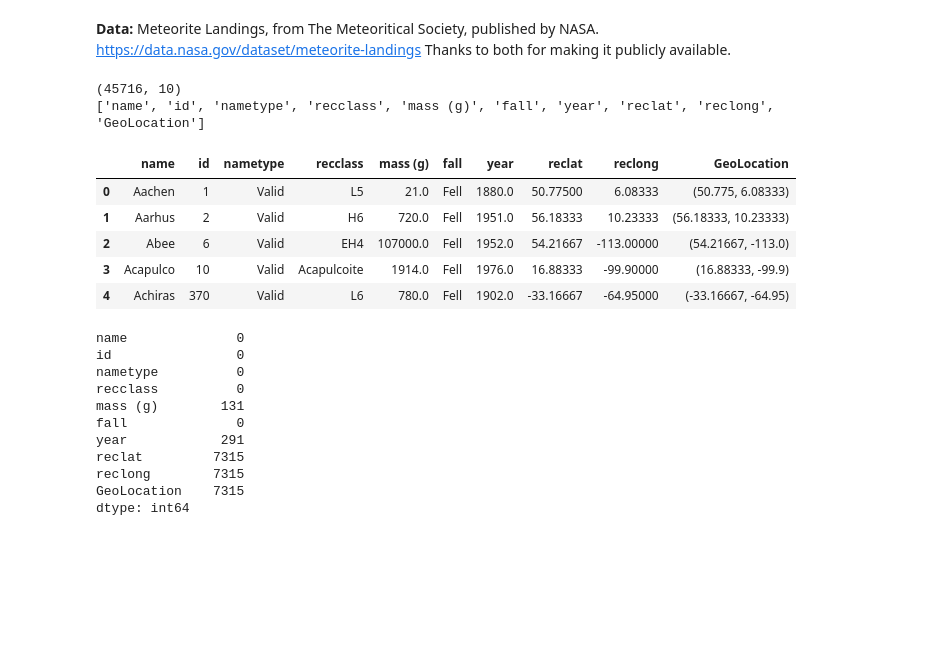
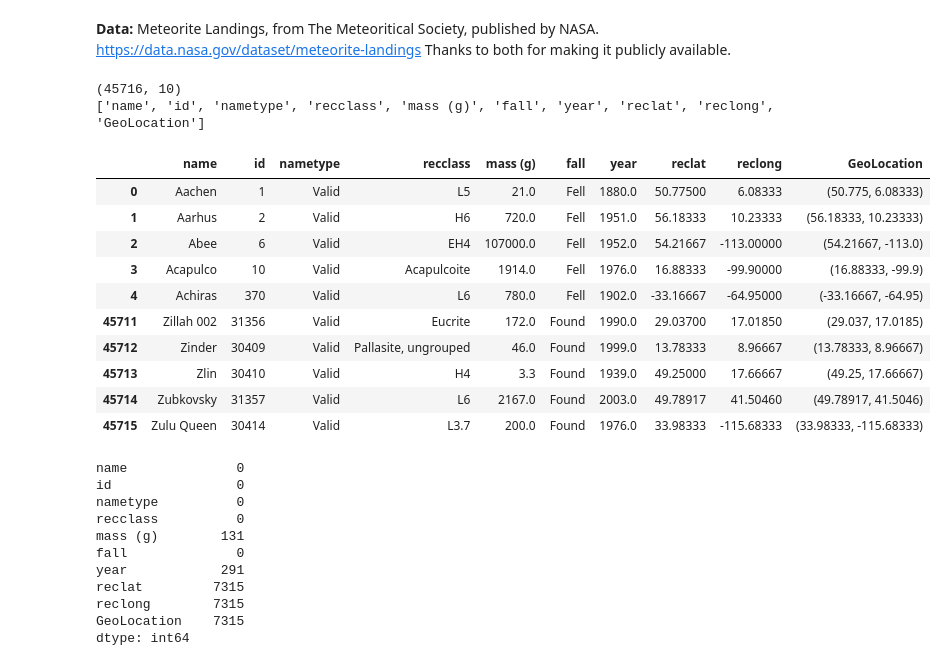
Before and after one commit to mosesamwoma/ML, a Jupyter notebook: notebooks/logistic_regression.ipynb, the cells around one changed output. Drawn from its saved outputs; the diff is of its cells as text; code cells hidden in the pictures; blank space fills up the shorter version.

```diff
--- a/notebooks/logistic_regression.ipynb
+++ b/notebooks/logistic_regression.ipynb
@@ -14,17 +15,22 @@ Thanks to both for making it publicly available.
 # %%
 df = pd.read_csv('../data/Meteorite_Landings.csv')
 print(df.shape)
 print(df.columns.tolist())
-df.head()
+display(pd.concat([df.head(), df.tail()]))
 # %% [output]
 (45716, 10)
 ['name', 'id', 'nametype', 'recclass', 'mass (g)', 'fall', 'year', 'reclat', 'reclong', 'GeoLocation']
 |  | name | id | nametype | recclass | mass (g) | fall | year | reclat | reclong | GeoLocation |
 | 0 | Aachen | 1 | Valid | L5 | 21.0 | Fell | 1880.0 | 50.77500 | 6.08333 | (50.775, 6.08333) |
 | 1 | Aarhus | 2 | Valid | H6 | 720.0 | Fell | 1951.0 | 56.18333 | 10.23333 | (56.18333, 10.23333) |
 | 2 | Abee | 6 | Valid | EH4 | 107000.0 | Fell | 1952.0 | 54.21667 | -113.00000 | (54.21667, -113.0) |
 | 3 | Acapulco | 10 | Valid | Acapulcoite | 1914.0 | Fell | 1976.0 | 16.88333 | -99.90000 | (16.88333, -99.9) |
 | 4 | Achiras | 370 | Valid | L6 | 780.0 | Fell | 1902.0 | -33.16667 | -64.95000 | (-33.16667, -64.95) |
+| 45711 | Zillah 002 | 31356 | Valid | Eucrite | 172.0 | Found | 1990.0 | 29.03700 | 17.01850 | (29.037, 17.0185) |
+| 45712 | Zinder | 30409 | Valid | Pallasite, ungrouped | 46.0 | Found | 1999.0 | 13.78333 | 8.96667 | (13.78333, 8.96667) |
+| 45713 | Zlin | 30410 | Valid | H4 | 3.3 | Found | 1939.0 | 49.25000 | 17.66667 | (49.25, 17.66667) |
+| 45714 | Zubkovsky | 31357 | Valid | L6 | 2167.0 | Found | 2003.0 | 49.78917 | 41.50460 | (49.78917, 41.5046) |
+| 45715 | Zulu Queen | 30414 | Valid | L3.7 | 200.0 | Found | 1976.0 | 33.98333 | -115.68333 | (33.98333, -115.68333) |
 # %%
 df.isnull().sum()
 # %% [output]
```
Also changed, not shown: parts of 3 cells of this notebook.
